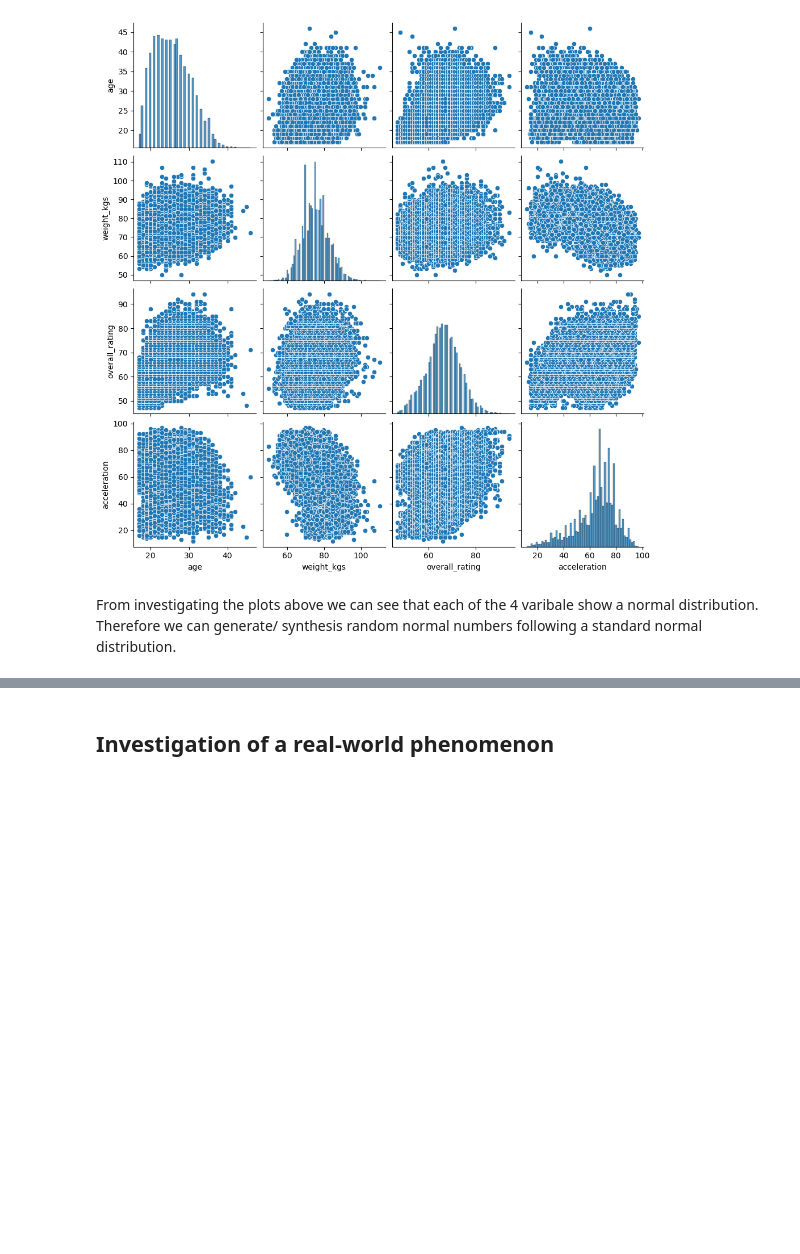
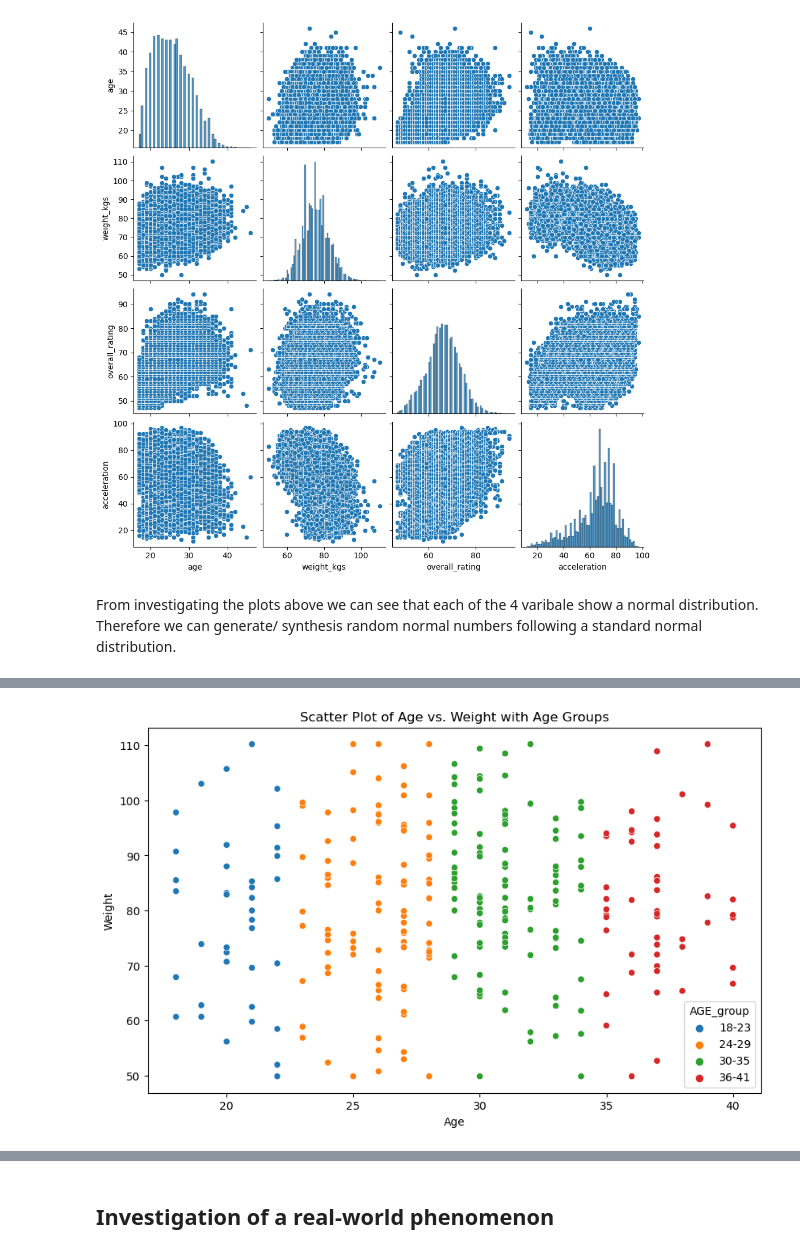
Before and after one commit to conortierney/Prog_for_DA_Assignment, a Jupyter notebook: Prog_for_DA_Assignment.ipynb, the cells around one changed output, grey strips where cells are left out. Drawn from its saved outputs; the diff is of its cells as text; code cells hidden in the pictures; blank space fills up the shorter version.

```diff
--- a/Prog_for_DA_Assignment.ipynb
+++ b/Prog_for_DA_Assignment.ipynb
@@ -309,0 +460,24 @@ From investigating the plots above we can see that each of the 4 varibale show a
+# %%
+# Box plot to show the distribution of weight within each age group.
+# Using hue parameter from Seaborn.
+
+#Create the AGE groups
+bins = [18, 23, 29, 35, 41] # Define the age group bins
+labels =['18-23', '24-29', '30-35', '36-41']  # Labels for each age group of 6 years.
+dfnew['AGE_group'] = pd.cut(dfnew['AGE'], bins=bins, labels=labels, right=False)
+
+
+# Create Weight groups
+bins = [49.9, 60, 70, 80, 90, 100, 110.2] # Define the age group bins
+labels =['49.9-60', '61-70', '71-80', '81-90', '91-100', '101- 110.2']  # Labels for weights.
+dfnew['weight_group'] = pd.cut(dfnew['weight'], bins=bins, labels=labels, right=False)
+# %%
+# Scatter plot with age groups as hue
+plt.figure(figsize=(10, 6))
+sns.scatterplot(x='AGE', y='weight', hue='AGE_group', data=dfnew)
+plt.title('Scatter Plot of Age vs. Weight with Age Groups')
+plt.xlabel('Age')
+plt.ylabel('Weight')
+plt.show()
+# %% [output]
+[figure, added]
```
Also changed, not shown: parts of 34 cells of this notebook.
